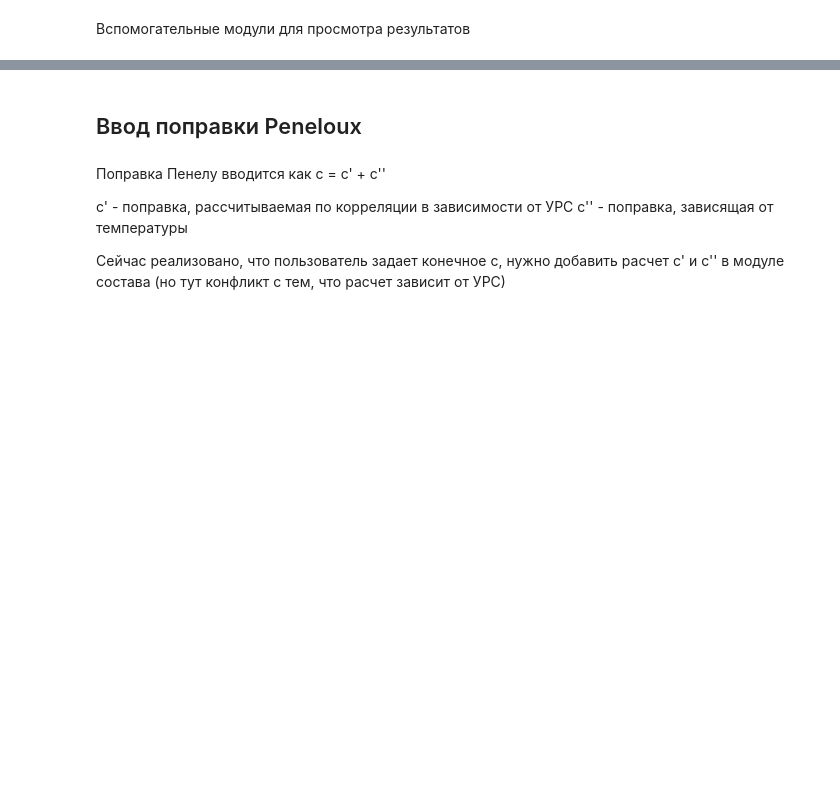
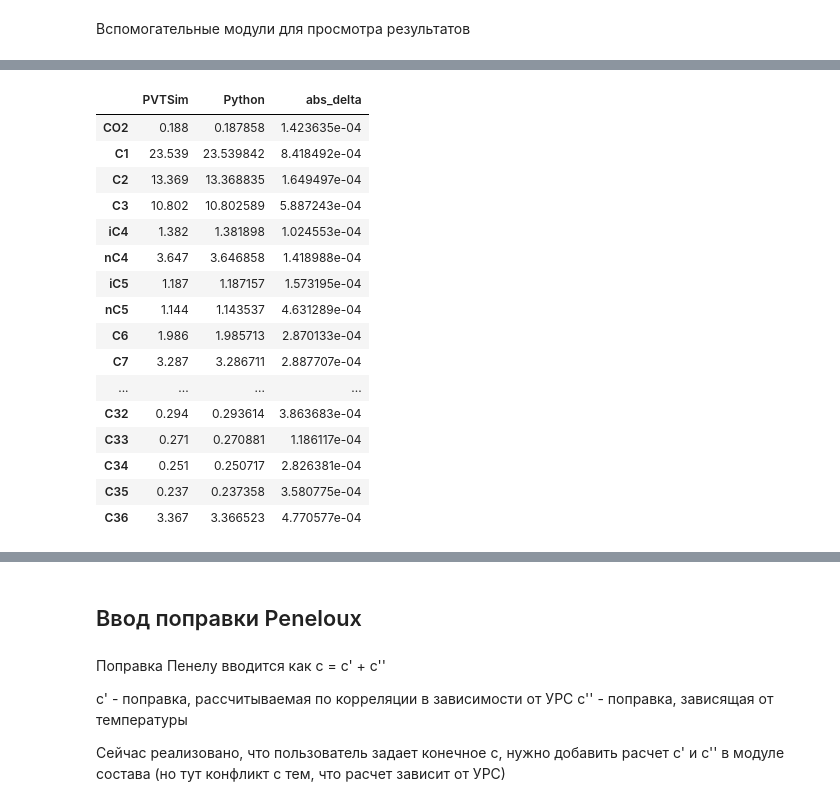
Before and after one commit to SidorenkoDD/BlackBoxFluid, a Jupyter notebook: code/notebook.ipynb, the cells around one changed output, grey strips where cells are left out. Drawn from its saved outputs; the diff is of its cells as text; code cells hidden in the pictures; blank space fills up the shorter version.

```diff
--- a/code/notebook.ipynb
+++ b/code/notebook.ipynb
@@ -622,0 +673,68 @@ Visc, cP                0.020084    0.797735
+# %%
+# состав жидкой фазы
+liquid_comp_arr = [
+0.188,
+23.539,
+13.369,
+10.802,
+1.382,
+3.647,
+1.187,
+1.144,
+1.986,
+3.287,
+4.503,
+3.762,
+3.472,
+2.884,
+2.485,
+2.430,
+2.170,
+1.627,
+1.399,
+1.191,
+1.199,
+1.274,
+0.858,
+0.810,
+0.767,
+0.654,
+0.624,
+0.547,
+0.487,
+0.464,
+0.409,
+0.381,
+0.330,
+0.323,
+0.294,
+0.271,
+0.251,
+0.237,
+3.367,
+]
+
+liquid_composition_df = pd.DataFrame({'PVTSim' : liquid_comp_arr,
+                                      'Python' : list(model_pr_no_shift.show_flashes[f'TwoPhaseFlash_{conditions.p}_{conditions.t-273.14}'].liquid_composition.values())})
+liquid_composition_df.index = list(model_pr_no_shift.show_flashes[f'TwoPhaseFlash_{conditions.p}_{conditions.t-273.14}'].liquid_composition.keys())
+liquid_composition_df['Python'] = liquid_composition_df['Python'] * 100
+liquid_composition_df['abs_delta'] = abs(liquid_composition_df['PVTSim'] - liquid_composition_df['Python'])
+liquid_composition_df
+# %% [output]
+|  | PVTSim | Python | abs_delta |
+| CO2 | 0.188 | 0.187858 | 1.423635e-04 |
+| C1 | 23.539 | 23.539842 | 8.418492e-04 |
+| C2 | 13.369 | 13.368835 | 1.649497e-04 |
+| C3 | 10.802 | 10.802589 | 5.887243e-04 |
+| iC4 | 1.382 | 1.381898 | 1.024553e-04 |
+| nC4 | 3.647 | 3.646858 | 1.418988e-04 |
+| iC5 | 1.187 | 1.187157 | 1.573195e-04 |
+| nC5 | 1.144 | 1.143537 | 4.631289e-04 |
+| C6 | 1.986 | 1.985713 | 2.870133e-04 |
+| C7 | 3.287 | 3.286711 | 2.887707e-04 |
+| ... | ... | ... | ... |
+| C32 | 0.294 | 0.293614 | 3.863683e-04 |
+| C33 | 0.271 | 0.270881 | 1.186117e-04 |
+| C34 | 0.251 | 0.250717 | 2.826381e-04 |
+| C35 | 0.237 | 0.237358 | 3.580775e-04 |
+| C36 | 3.367 | 3.366523 | 4.770577e-04 |
```
Also changed, not shown: parts of 66 cells of this notebook, 1 other file.
